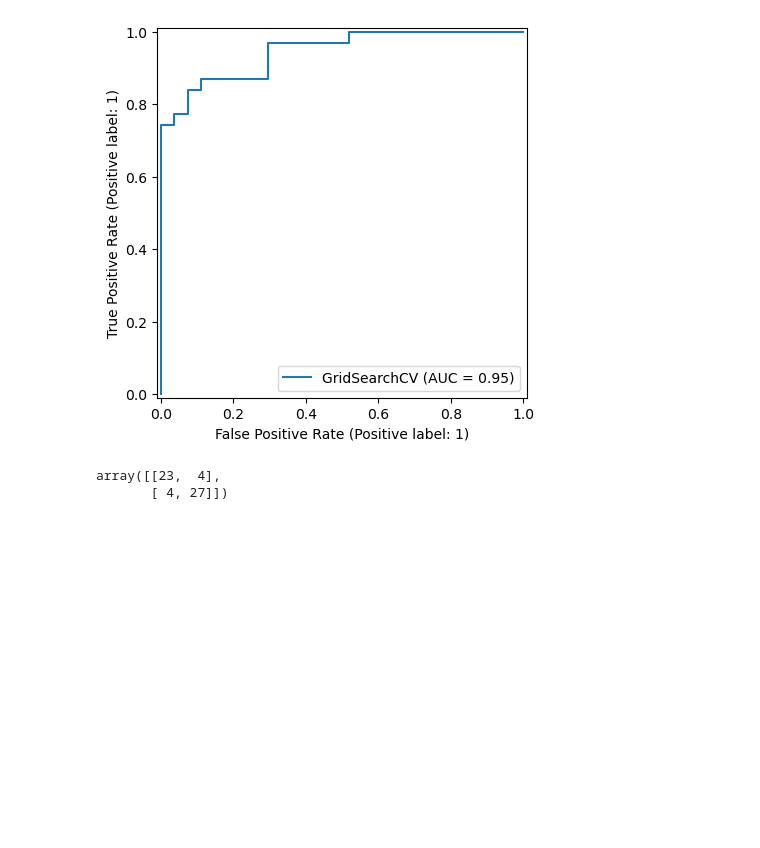
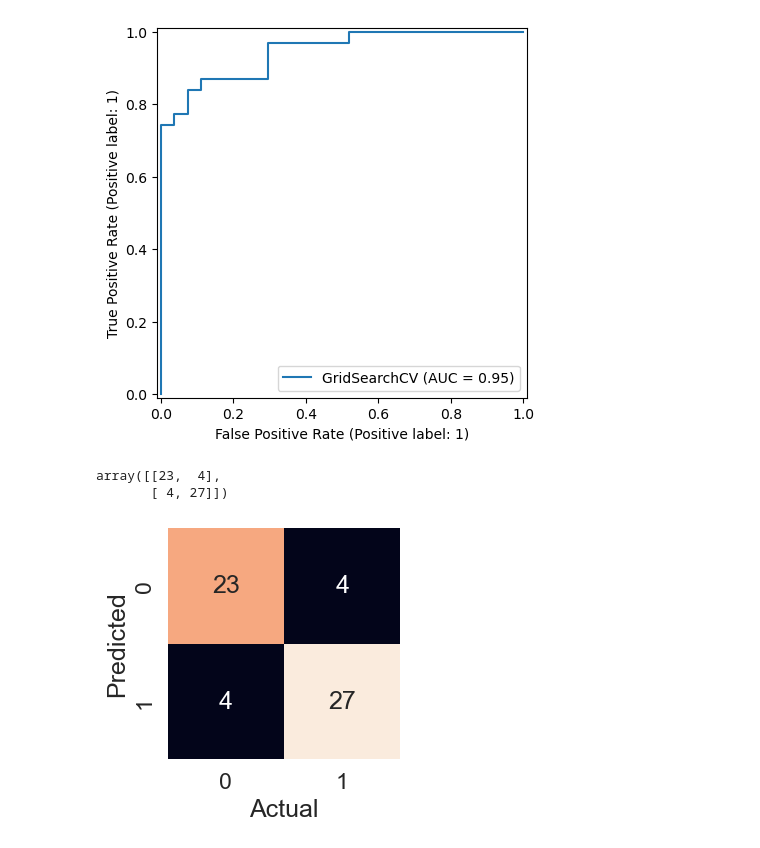
Before and after one commit to FairozAhmadSheikh/Machine_and_Deep_Learning_Basic_To_Advance, a Jupyter notebook: For_Hospital_using_heart_disease.ipynb, the cells around one changed output. Drawn from its saved outputs; the diff is of its cells as text; code cells hidden in the pictures; blank space fills up the shorter version.

```diff
--- a/For_Hospital_using_heart_disease.ipynb
+++ b/For_Hospital_using_heart_disease.ipynb
@@ -442,10 +442,23 @@ array([[23,  4],
 # %%
 # Make visually it more attractive
 sns.set(font_scale=1.5)
+
+
+# Function to plot confusion matrix
 def conf_mat(y_preds,y_test):
+
+    """
+    This Function plots confusion matrix in a better manner
+    y_preds: Predictions made by model
+    y_test: Actual labes
+    """
     fig,ax=plt.subplots(figsize=(3,3))
     ax=sns.heatmap(confusion_matrix(y_preds,y_test),
                   annot=True,
                   cbar=False)
     plt.xlabel("Actual")
     plt.ylabel("Predicted")
+# %%
+conf_mat(y_preds,y_test)
+# %% [output]
+[figure, added]
```
